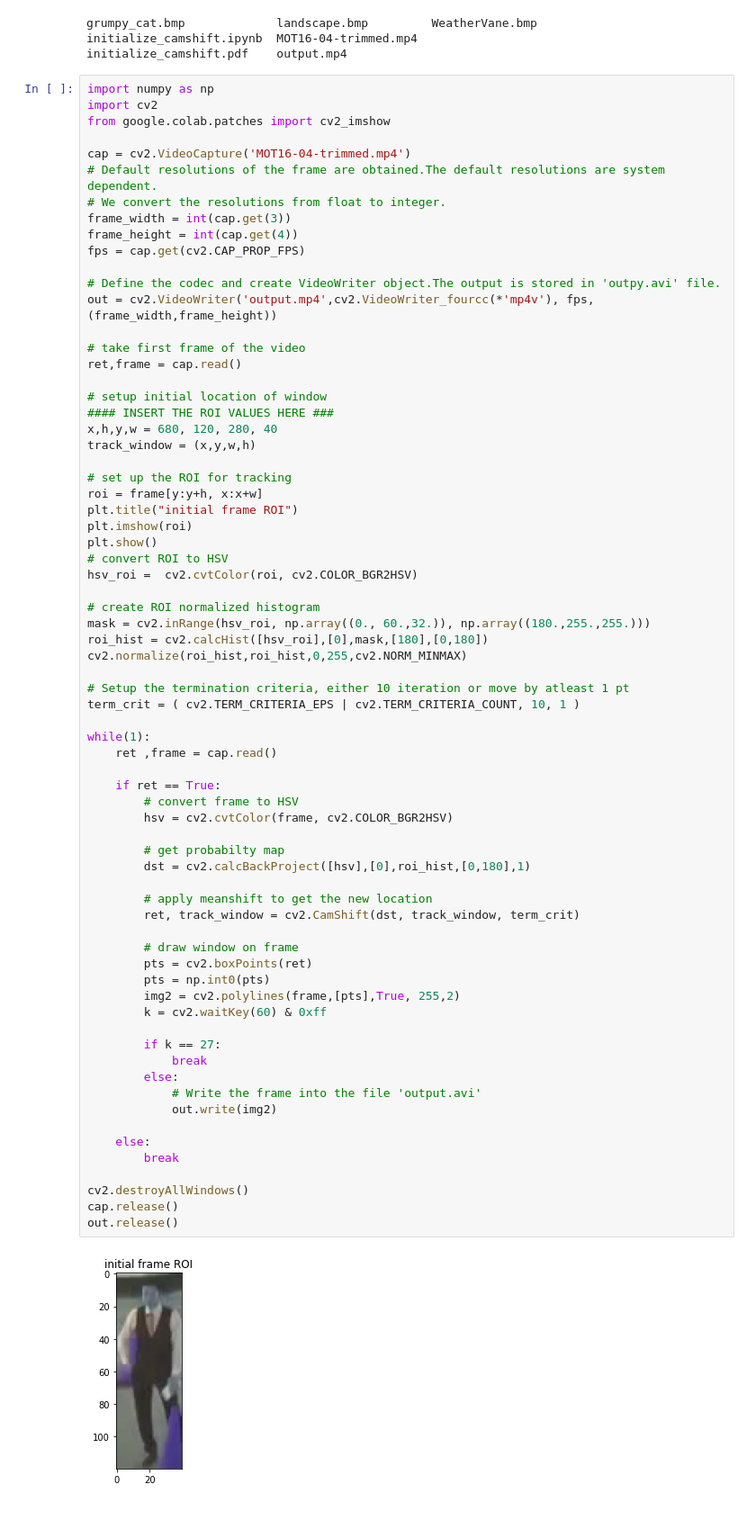
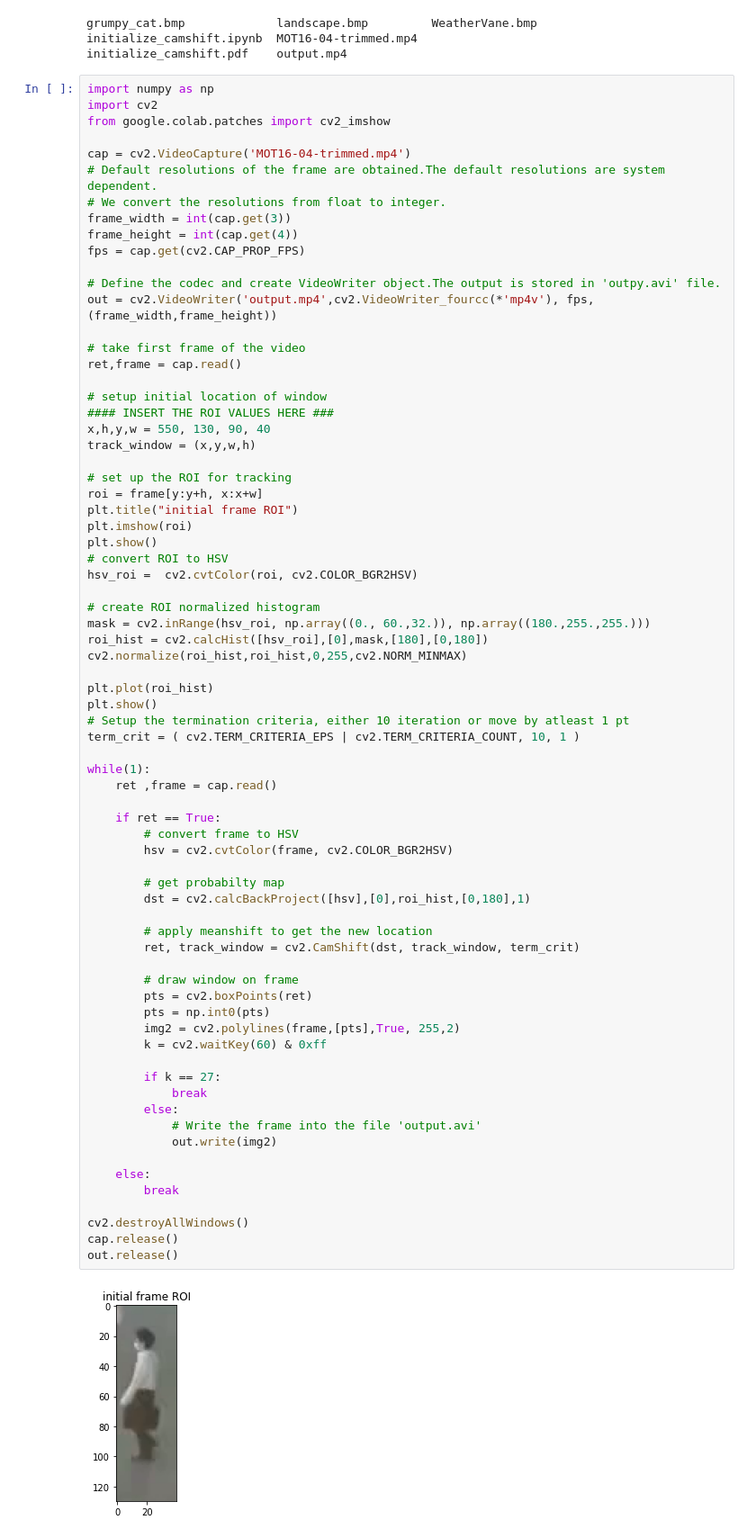
Before and after one commit to nadavschwalb/image_processing, a Jupyter notebook: Lab3_Student.ipynb, the cells around one changed output. Shown at 90% size. Saved outputs shown, nothing was run; the diff lists cells and outputs as text.

```diff
--- a/Lab3_Student.ipynb
+++ b/Lab3_Student.ipynb
@@ -363,7 +365,7 @@ ret,frame = cap.read()
 
 # setup initial location of window
 #### INSERT THE ROI VALUES HERE ###
-x,h,y,w = 680, 120, 280, 40
+x,h,y,w = 550, 130, 90, 40
 track_window = (x,y,w,h)
 
 # set up the ROI for tracking
@@ -379,6 +381,8 @@ mask = cv2.inRange(hsv_roi, np.array((0., 60.,32.)), np.array((180.,255.,255.)))
 roi_hist = cv2.calcHist([hsv_roi],[0],mask,[180],[0,180])
 cv2.normalize(roi_hist,roi_hist,0,255,cv2.NORM_MINMAX)
 
+plt.plot(roi_hist)
+plt.show()
 # Setup the termination criteria, either 10 iteration or move by atleast 1 pt
 term_crit = ( cv2.TERM_CRITERIA_EPS | cv2.TERM_CRITERIA_COUNT, 10, 1 )
 
@@ -387,31 +391,31 @@ while(1):
 
     if ret == True:
         # convert frame to HSV
         hsv = cv2.cvtColor(frame, cv2.COLOR_BGR2HSV)
 
         # get probabilty map
         dst = cv2.calcBackProject([hsv],[0],roi_hist,[0,180],1)
 
         # apply meanshift to get the new location
         ret, track_window = cv2.CamShift(dst, track_window, term_crit)
 
         # draw window on frame
         pts = cv2.boxPoints(ret)
         pts = np.int0(pts)
         img2 = cv2.polylines(frame,[pts],True, 255,2)
         k = cv2.waitKey(60) & 0xff
 
         if k == 27:
             break
         else:
             # Write the frame into the file 'output.avi'
             out.write(img2)
 
     else:
         break
 
 cv2.destroyAllWindows()
 cap.release()
 out.release()
 # %% [output]
-[figure, old version]
+[figure, new version]
```
Also changed, not shown: parts of 4 cells of this notebook.
